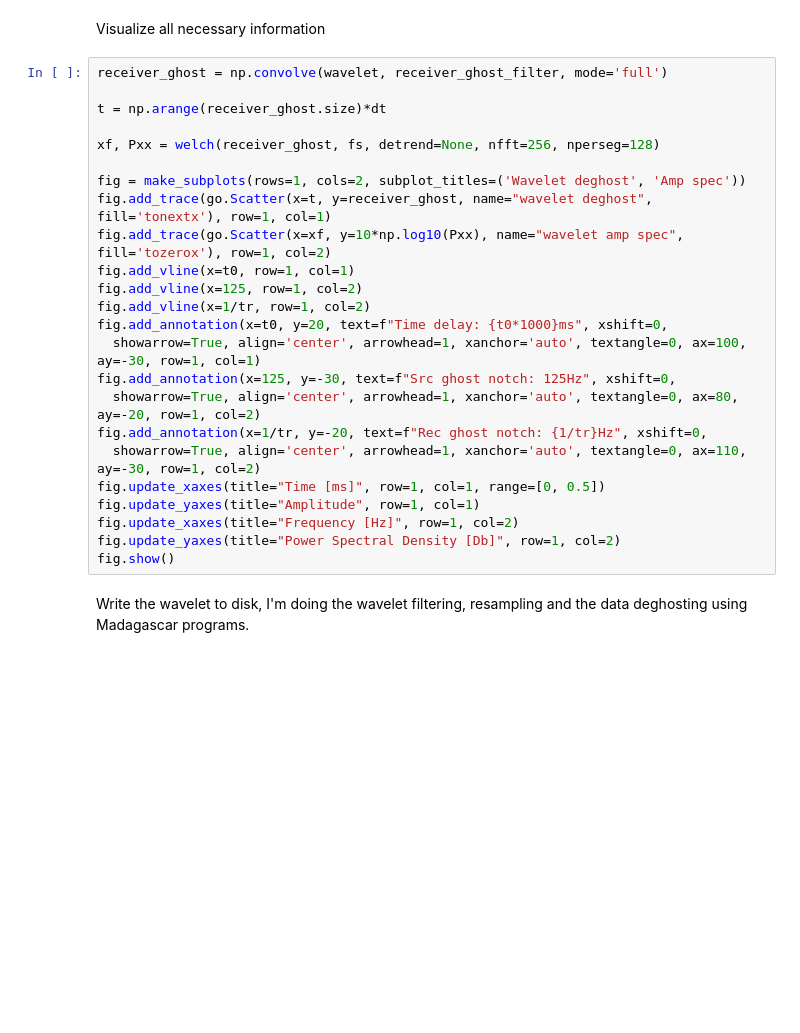
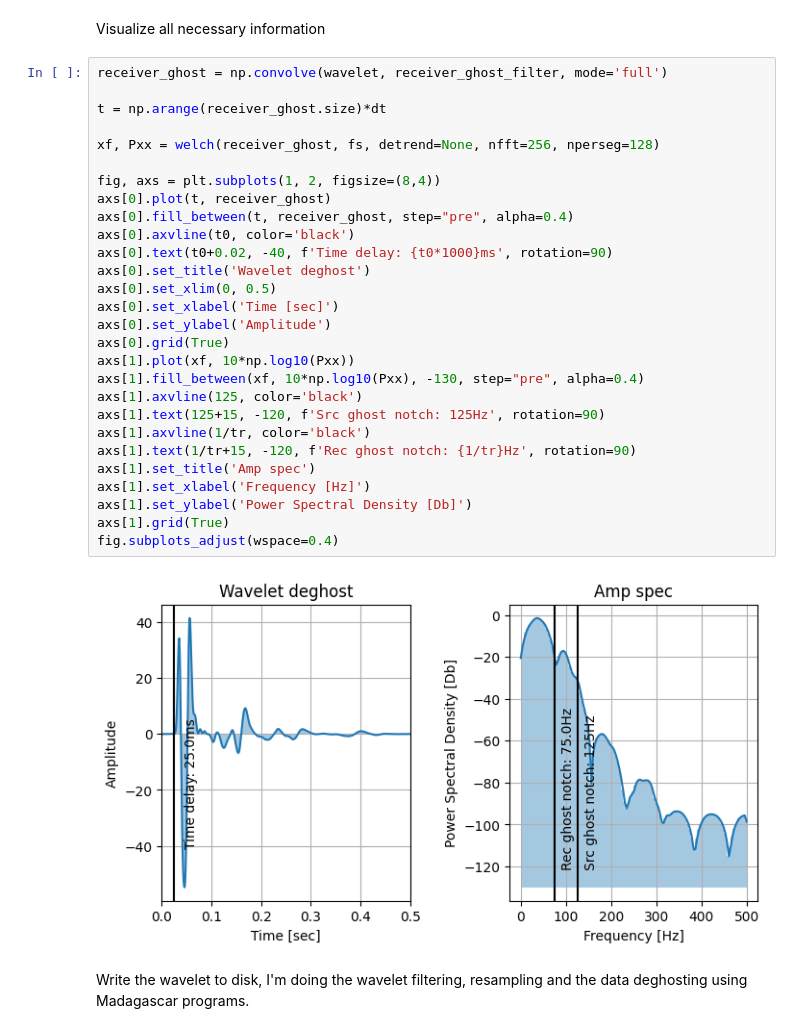
Before and after one commit to slimgroup/JUDI.jl, a Jupyter notebook: examples/field_examples/viking_graben_line12/proc/p1_deghost.ipynb, the cells around one changed output. Drawn from its saved outputs; the diff is of its cells as text; blank space fills up the shorter version.

```diff
--- a/examples/field_examples/viking_graben_line12/proc/p1_deghost.ipynb
+++ b/examples/field_examples/viking_graben_line12/proc/p1_deghost.ipynb
@@ -166,29 +151,35 @@ fig.show()
 # %% [markdown]
 Visualize all necessary information
-# %%
-receiver_ghost = np.convolve(wavelet, receiver_ghost_filter, mode='full')
-
-t = np.arange(receiver_ghost.size)*dt
-
-xf, Pxx = welch(receiver_ghost, fs, detrend=None, nfft=256, nperseg=128)
-
-fig = make_subplots(rows=1, cols=2, subplot_titles=('Wavelet deghost', 'Amp spec'))
-fig.add_trace(go.Scatter(x=t, y=receiver_ghost, name="wavelet deghost", fill='tonextx'), row=1, col=1)
-fig.add_trace(go.Scatter(x=xf, y=10*np.log10(Pxx), name="wavelet amp spec", fill='tozerox'), row=1, col=2)
-fig.add_vline(x=t0, row=1, col=1)
-fig.add_vline(x=125, row=1, col=2)
-fig.add_vline(x=1/tr, row=1, col=2)
-fig.add_annotation(x=t0, y=20, text=f"Time delay: {t0*1000}ms", xshift=0,
-  showarrow=True, align='center', arrowhead=1, xanchor='auto', textangle=0, ax=100, ay=-30, row=1, col=1)
-fig.add_annotation(x=125, y=-30, text=f"Src ghost notch: 125Hz", xshift=0,
-  showarrow=True, align='center', arrowhead=1, xanchor='auto', textangle=0, ax=80, ay=-20, row=1, col=2)
-fig.add_annotation(x=1/tr, y=-20, text=f"Rec ghost notch: {1/tr}Hz", xshift=0,
-  showarrow=True, align='center', arrowhead=1, xanchor='auto', textangle=0, ax=110, ay=-30, row=1, col=2)
-fig.update_xaxes(title="Time [ms]", row=1, col=1, range=[0, 0.5])
-fig.update_yaxes(title="Amplitude", row=1, col=1)
-fig.update_xaxes(title="Frequency [Hz]", row=1, col=2)
-fig.update_yaxes(title="Power Spectral Density [Db]", row=1, col=2)
-fig.show()
+# %%
+receiver_ghost = np.convolve(wavelet, receiver_ghost_filter, mode='full')
+
+t = np.arange(receiver_ghost.size)*dt
+
+xf, Pxx = welch(receiver_ghost, fs, detrend=None, nfft=256, nperseg=128)
+
+fig, axs = plt.subplots(1, 2, figsize=(8,4))
+axs[0].plot(t, receiver_ghost)
+axs[0].fill_between(t, receiver_ghost, step="pre", alpha=0.4)
+axs[0].axvline(t0, color='black')
+axs[0].text(t0+0.02, -40, f'Time delay: {t0*1000}ms', rotation=90)
+axs[0].set_title('Wavelet deghost')
+axs[0].set_xlim(0, 0.5)
+axs[0].set_xlabel('Time [sec]')
+axs[0].set_ylabel('Amplitude')
+axs[0].grid(True)
+axs[1].plot(xf, 10*np.log10(Pxx))
+axs[1].fill_between(xf, 10*np.log10(Pxx), -130, step="pre", alpha=0.4)
+axs[1].axvline(125, color='black')
+axs[1].text(125+15, -120, f'Src ghost notch: 125Hz', rotation=90)
+axs[1].axvline(1/tr, color='black')
+axs[1].text(1/tr+15, -120, f'Rec ghost notch: {1/tr}Hz', rotation=90)
+axs[1].set_title('Amp spec')
+axs[1].set_xlabel('Frequency [Hz]')
+axs[1].set_ylabel('Power Spectral Density [Db]')
+axs[1].grid(True)
+fig.subplots_adjust(wspace=0.4)
+# %% [output]
+[figure, added]
 # %% [markdown]
 Write the wavelet to disk, I'm doing the wavelet filtering, resampling and the data deghosting using Madagascar programs.
 # %%
```
Also changed, not shown: parts of 18 cells of this notebook, 8 other files.
